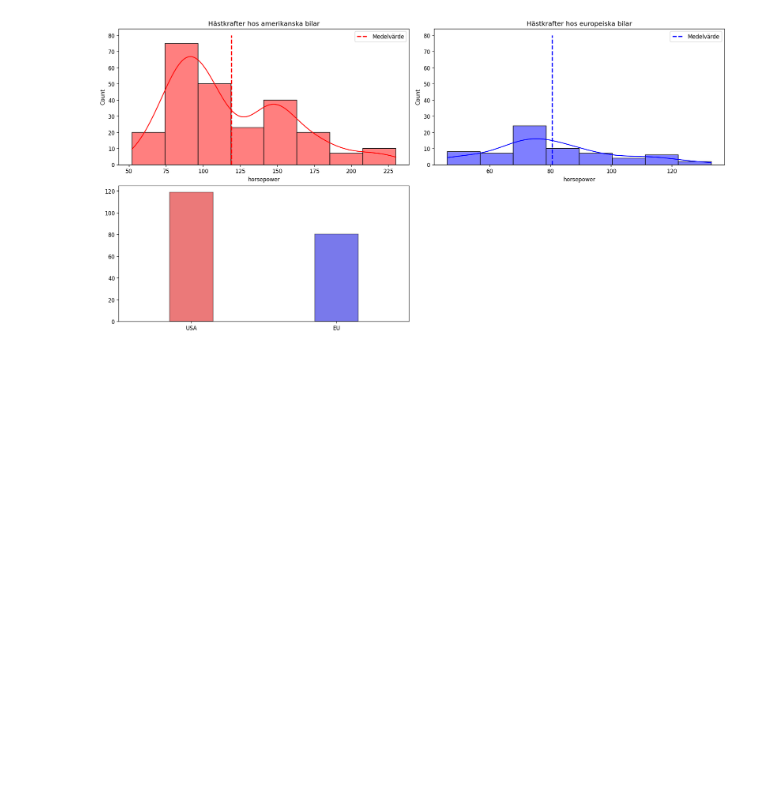
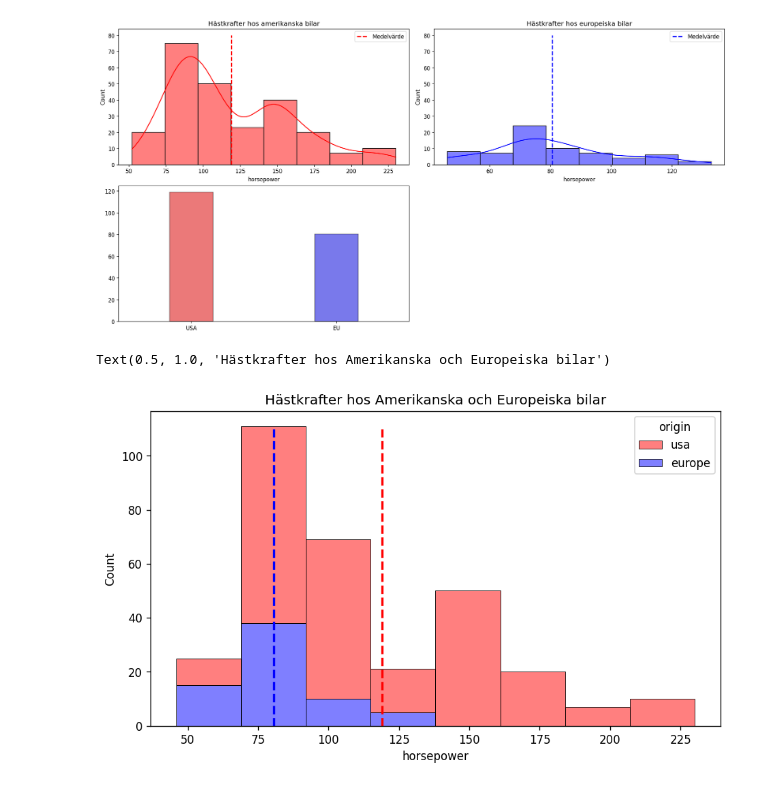
Before and after one commit to Canesp/Statistisk-Analys-Philip-de-Canesie, a Jupyter notebook: Inlämningsuppgift/raport.ipynb, the cells around one changed output. Drawn from its saved outputs; the diff is of its cells as text; code cells hidden in the pictures; blank space fills up the shorter version.

Commit message:
fixed mean plot and added some text

```diff
--- a/Inlämningsuppgift/raport.ipynb
+++ b/Inlämningsuppgift/raport.ipynb
@@ -31,12 +31,12 @@ df_cars = pd.read_csv(file_path)
 | 4 | 17.0 | 8 | 302.0 | 140.0 | 3449 | 10.5 | 70 | usa | ford torino |
 # %%
 # sorterar datan på vart bilarna kommer ifrån.
-usa_cars = df_cars.loc[df_cars["origin"] == "usa"].dropna()
-eu_cars = df_cars.loc[df_cars["origin"] == "europe"].dropna()
+to_drop = df_cars[df_cars["origin"] == "japan"].index
+df_cars.drop(to_drop, inplace= True)
 
 # beräkna mu för eu och usa.
-mu_usa = np.mean(usa_cars["horsepower"])
-mu_eu = np.mean(eu_cars["horsepower"])
+mu_usa = np.mean(df_cars[df_cars["origin"] == "usa"]["horsepower"])
+mu_eu = np.mean(df_cars[df_cars["origin"] == "europe"]["horsepower"])
 
 mu_data = {"x": ["USA", "EU"], "y": [mu_usa, mu_eu]}
 
@@ -48,12 +48,12 @@ ax0 = fig.add_subplot(spec[0, 0])
 ax1 = fig.add_subplot(spec[0, 1])
 ax2 = fig.add_subplot(spec[1, 0])
 
-sns.histplot(data=usa_cars, x="horsepower", bins=8, ax=ax0, kde=True, multiple="dodge", color="red")
+sns.histplot(data=df_cars[df_cars["origin"] == "usa"], x="horsepower", bins=8, ax=ax0, kde=True, multiple="dodge", color="red")
 ax0.plot([mu_usa, mu_usa], [0, 80], color='red', linestyle='--', linewidth=2, label='Medelvärde')
 ax0.set_title("Hästkrafter hos amerikanska bilar")
 ax0.legend(loc='upper right')
 
-sns.histplot(data=eu_cars, x="horsepower", bins=8, ax=ax1, kde=True, color="blue")
+sns.histplot(data=df_cars[df_cars["origin"] == "europe"], x="horsepower", bins=8, ax=ax1, kde=True, color="blue")
 ax1.plot([mu_eu, mu_eu], [0, 80], color='blue', linestyle='--', linewidth=2, label='Medelvärde')
 ax1.set_title("Hästkrafter hos europeiska bilar")
 ax1.legend(loc='upper right')
@@ -62,3 +62,17 @@ sns.barplot(data=mu_data, x="x", y="y", ax=ax2, width=0.3, palette=["red", "blue
 # %% [output]
 <AxesSubplot: >
 [figure]
+# %%
+# skapar en subplot
+fig, ax = plt.subplots(1, 1, figsize=(9, 5), dpi=120)
+
+# plotar horsepower för Usa och Europe. (röd och blå)
+sns.histplot(data=df_cars, x="horsepower", hue="origin", bins= 8, linewidth= 0.5, multiple="stack", palette=["red", "blue"], alpha=0.5)
+plt.plot([mu_usa, mu_usa], [0, 110], color='red', linestyle='--', linewidth=2, label='Medelvärde') #plotar medelvärdet för usa.
+plt.plot([mu_eu, mu_eu], [0, 110], color='blue', linestyle='--', linewidth=2, label='Medelvärde') # plotar medelvärdet för eu.
+
+# titlen för ploten
+ax.set_title("Hästkrafter hos Amerikanska och Europeiska bilar")
+# %% [output]
+Text(0.5, 1.0, 'Hästkrafter hos Amerikanska och Europeiska bilar')
+[figure, added]
```
